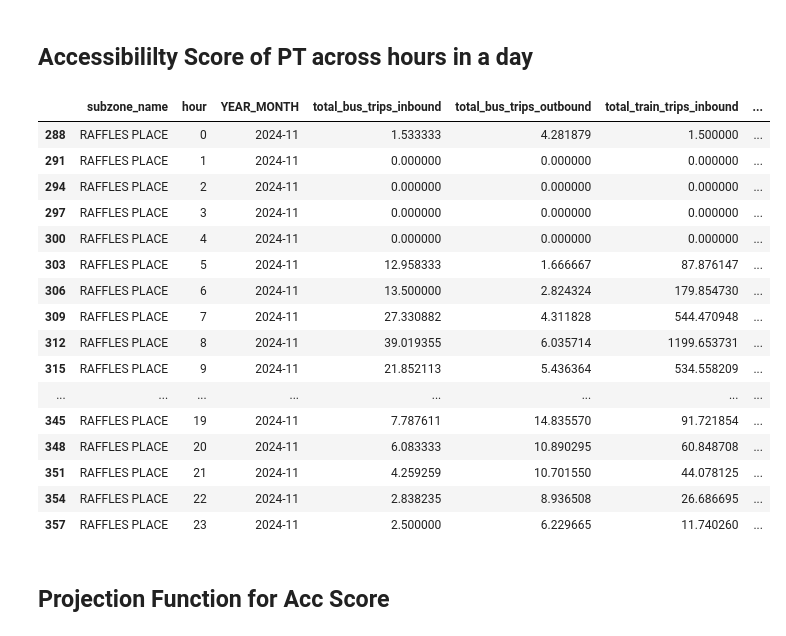
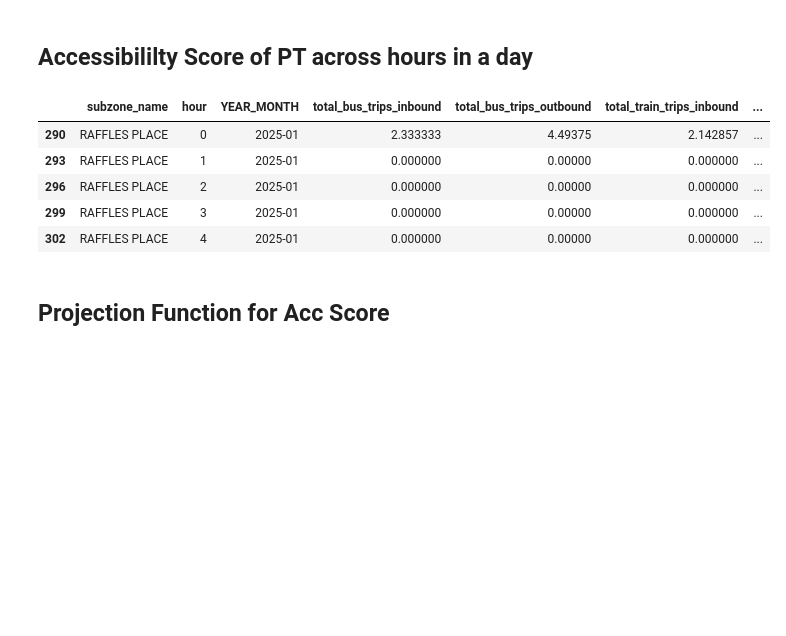
Before and after one commit to trashmitiff/DSE3101, a Jupyter notebook: code/PCA.ipynb, the cells around one changed output. Drawn from its saved outputs; the diff is of its cells as text; code cells hidden in the pictures; blank space fills up the shorter version.

Commit message:
Update hourly data range

```diff
--- a/code/PCA.ipynb
+++ b/code/PCA.ipynb
@@ -449,41 +449,32 @@ plt.show()
 # %%
 hourly_data = pd.read_csv("../data/pt_hourly.csv", index_col = 0)
 hourly_var = hourly_data.iloc[:,3:]
-hourly_data[(hourly_data['YEAR_MONTH']=='2025-01')]
+
+#limit to nearest year_month
+hourly_data = hourly_data[(hourly_data['YEAR_MONTH']=='2025-01')]
 
 scaler = StandardScaler()
 hourly_norm = scaler.fit_transform(hourly_var)
 
 hourly_pca = PCA()
 hourly_pca.fit(hourly_norm)
 
 hourly_weights = get_weights(hourly_pca)
 hourly_weighted_df = hourly_var * hourly_weights[:1]
 hourly_data["acc_score"] = hourly_weighted_df.sum(axis = 1)
 
 
 scaler = MinMaxScaler(feature_range=(0, 1))
 hourly_data["acc_score_scaled"] = scaler.fit_transform(hourly_data[["acc_score"]])
 
-hourly_data[(hourly_data['YEAR_MONTH']=='2024-11') & (hourly_data['subzone_name']=='RAFFLES PLACE')]
+hourly_data[(hourly_data['subzone_name']=='RAFFLES PLACE')].head()
 # %% [output]
 |  | subzone_name | hour | YEAR_MONTH | total_bus_trips_inbound | total_bus_trips_outbound | total_train_trips_inbound | ... |
-| 288 | RAFFLES PLACE | 0 | 2024-11 | 1.533333 | 4.281879 | 1.500000 | ... |
-| 291 | RAFFLES PLACE | 1 | 2024-11 | 0.000000 | 0.000000 | 0.000000 | ... |
-| 294 | RAFFLES PLACE | 2 | 2024-11 | 0.000000 | 0.000000 | 0.000000 | ... |
-| 297 | RAFFLES PLACE | 3 | 2024-11 | 0.000000 | 0.000000 | 0.000000 | ... |
-| 300 | RAFFLES PLACE | 4 | 2024-11 | 0.000000 | 0.000000 | 0.000000 | ... |
-| 303 | RAFFLES PLACE | 5 | 2024-11 | 12.958333 | 1.666667 | 87.876147 | ... |
-| 306 | RAFFLES PLACE | 6 | 2024-11 | 13.500000 | 2.824324 | 179.854730 | ... |
-| 309 | RAFFLES PLACE | 7 | 2024-11 | 27.330882 | 4.311828 | 544.470948 | ... |
-| 312 | RAFFLES PLACE | 8 | 2024-11 | 39.019355 | 6.035714 | 1199.653731 | ... |
-| 315 | RAFFLES PLACE | 9 | 2024-11 | 21.852113 | 5.436364 | 534.558209 | ... |
-| ... | ... | ... | ... | ... | ... | ... | ... |
-| 345 | RAFFLES PLACE | 19 | 2024-11 | 7.787611 | 14.835570 | 91.721854 | ... |
-| 348 | RAFFLES PLACE | 20 | 2024-11 | 6.083333 | 10.890295 | 60.848708 | ... |
-| 351 | RAFFLES PLACE | 21 | 2024-11 | 4.259259 | 10.701550 | 44.078125 | ... |
-| 354 | RAFFLES PLACE | 22 | 2024-11 | 2.838235 | 8.936508 | 26.686695 | ... |
-| 357 | RAFFLES PLACE | 23 | 2024-11 | 2.500000 | 6.229665 | 11.740260 | ... |
+| 290 | RAFFLES PLACE | 0 | 2025-01 | 2.333333 | 4.49375 | 2.142857 | ... |
+| 293 | RAFFLES PLACE | 1 | 2025-01 | 0.000000 | 0.00000 | 0.000000 | ... |
+| 296 | RAFFLES PLACE | 2 | 2025-01 | 0.000000 | 0.00000 | 0.000000 | ... |
+| 299 | RAFFLES PLACE | 3 | 2025-01 | 0.000000 | 0.00000 | 0.000000 | ... |
+| 302 | RAFFLES PLACE | 4 | 2025-01 | 0.000000 | 0.00000 | 0.000000 | ... |
 # %% [markdown]
 ## Projection Function for Acc Score
 # %%
```
Also changed, not shown: parts of 1 cell of this notebook.
